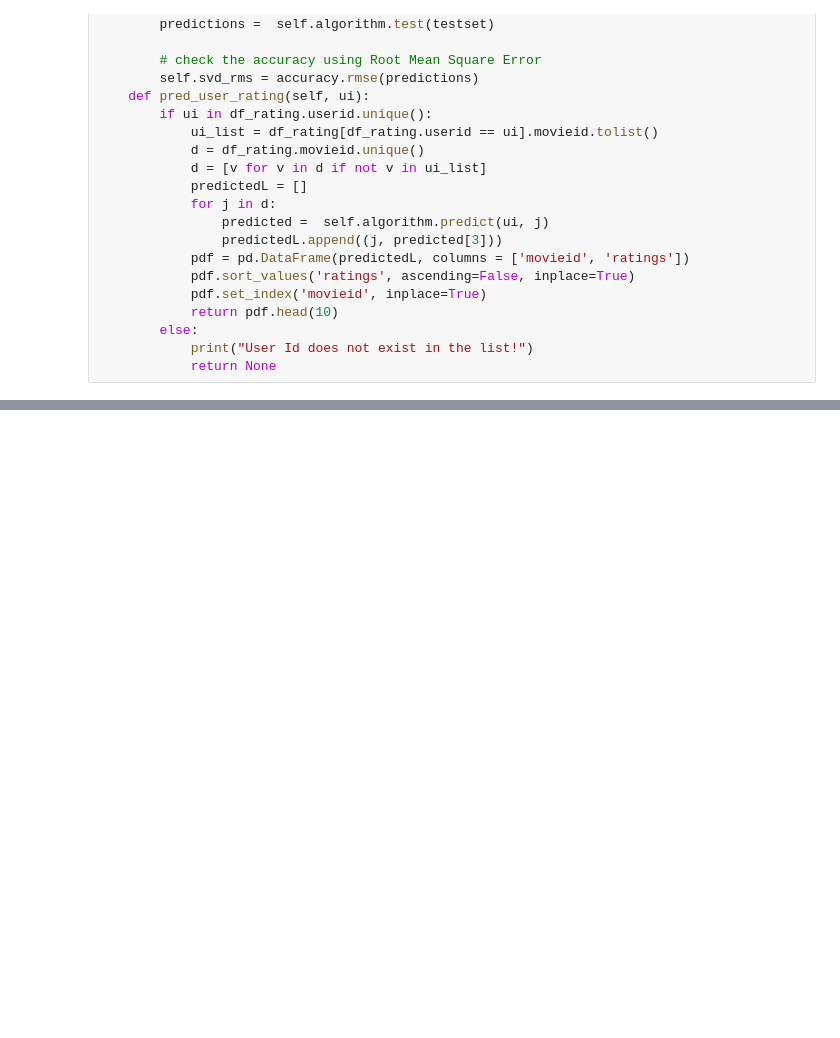
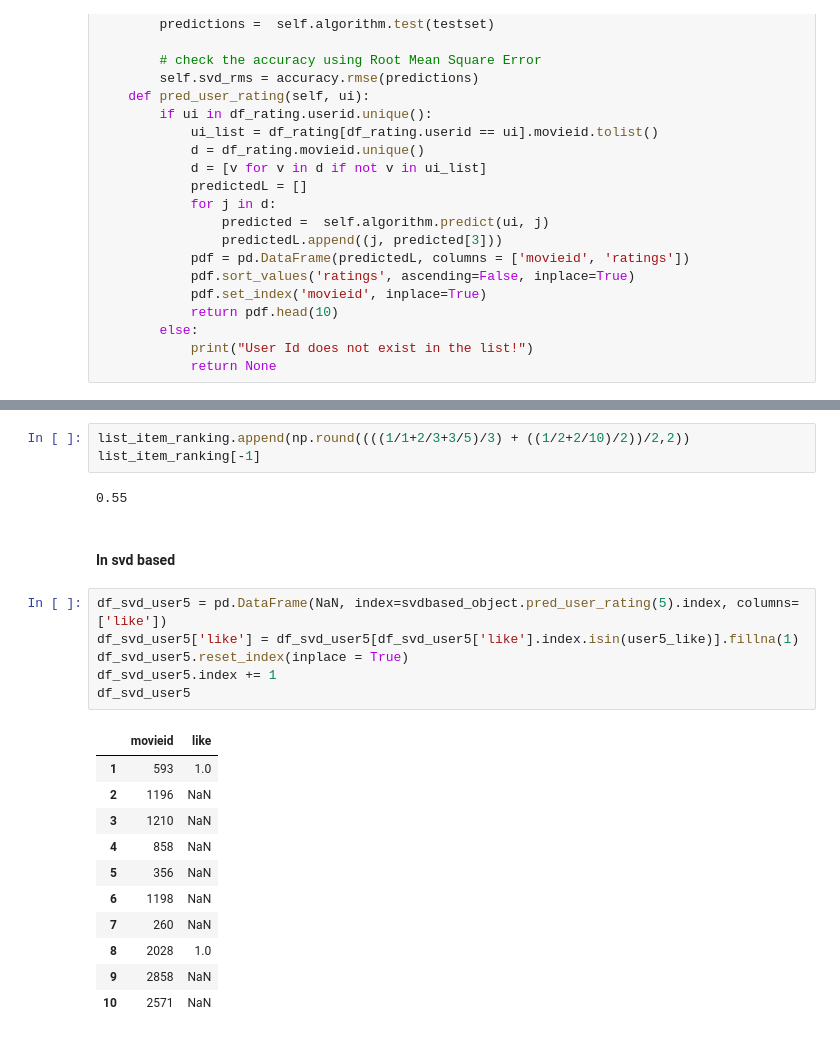
Before and after one commit to xiaolancara/Recommender-System, a Jupyter notebook: movie_recommender-system/Algorithm- Item_based & SVD.ipynb, the cells around one changed output, grey strips where cells are left out. Drawn from its saved outputs; the diff is of its cells as text; blank space fills up the shorter version.

```diff
--- a/movie_recommender-system/Algorithm- Item_based & SVD.ipynb
+++ b/movie_recommender-system/Algorithm- Item_based & SVD.ipynb
@@ -396,0 +473,25 @@ svd based:  0.8412188057770015
+# %%
+list_item_ranking.append(np.round((((1/1+2/3+3/5)/3) + ((1/2+2/10)/2))/2,2))
+list_item_ranking[-1]
+# %% [output]
+0.55
+# %% [markdown]
+#### In svd based
+# %%
+df_svd_user5 = pd.DataFrame(NaN, index=svdbased_object.pred_user_rating(5).index, columns=['like'])
+df_svd_user5['like'] = df_svd_user5[df_svd_user5['like'].index.isin(user5_like)].fillna(1)
+df_svd_user5.reset_index(inplace = True)
+df_svd_user5.index += 1
+df_svd_user5
+# %% [output]
+|  | movieid | like |
+| 1 | 593 | 1.0 |
+| 2 | 1196 | NaN |
+| 3 | 1210 | NaN |
+| 4 | 858 | NaN |
+| 5 | 356 | NaN |
+| 6 | 1198 | NaN |
+| 7 | 260 | NaN |
+| 8 | 2028 | 1.0 |
+| 9 | 2858 | NaN |
+| 10 | 2571 | NaN |
```
Also changed, not shown: parts of 21 cells of this notebook.
